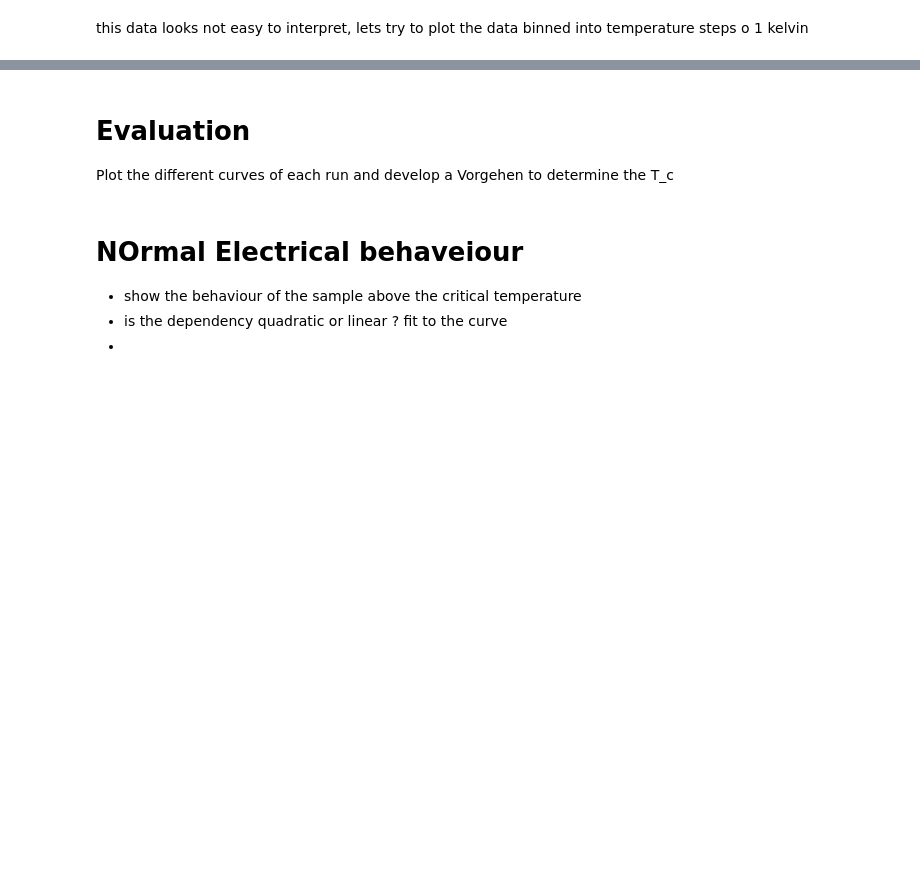
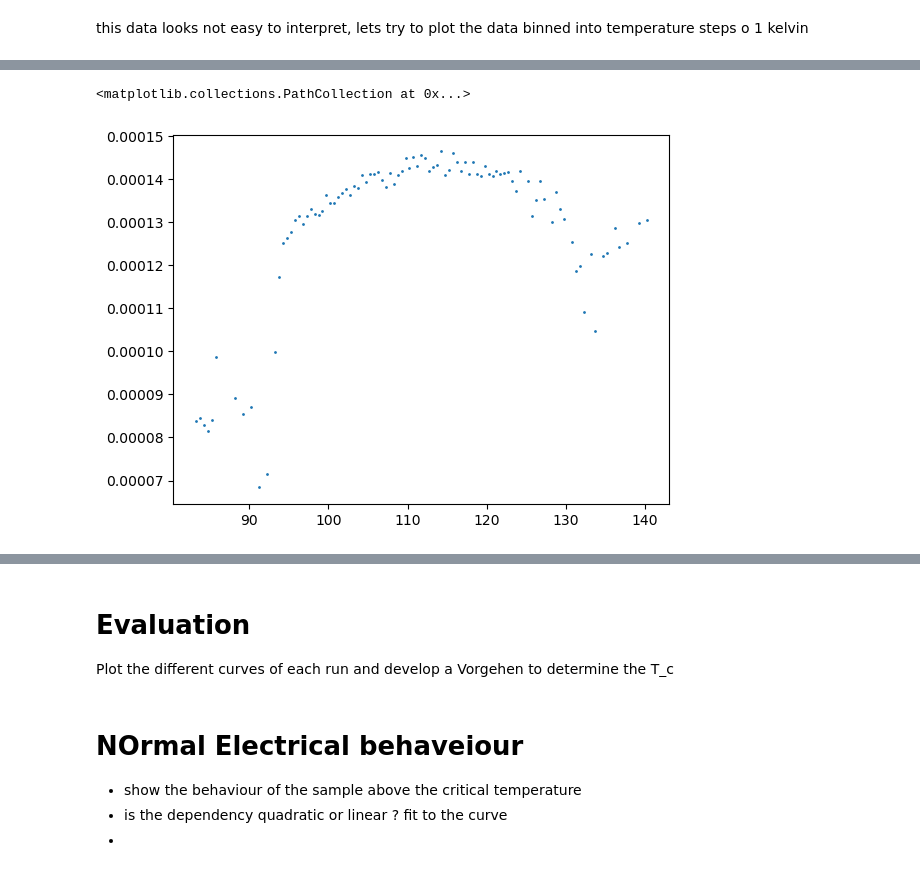
Before and after one commit to JanZur/Solid_state_physics_lab, a Jupyter notebook: solidstates_lab.ipynb, the cells around one changed output, grey strips where cells are left out. Drawn from its saved outputs; the diff is of its cells as text; code cells hidden in the pictures; blank space fills up the shorter version.

```diff
--- a/solidstates_lab.ipynb
+++ b/solidstates_lab.ipynb
@@ -113,0 +147,19 @@ this data looks not easy to interpret, lets try to plot the data binned into tem
+# %%
+#bin the cooling data into small bins for the temperature and then show how they look
+
+
+bin_edges = np.arange(np.floor(average_cooling_temperature.min()), np.ceil(average_cooling_temperature.max()) + 1, 0.5)
+
+# Compute the average voltage for each degree of temperature
+binned_statistic = scipy.stats.binned_statistic(average_cooling_temperature, cooling_data[:,2], statistic='mean',
+                                                bins=bin_edges)
+
+# Extract the bin centers and the average voltages
+bin_centers = 0.5 * (bin_edges[1:] + bin_edges[:-1])
+average_voltages = binned_statistic.statistic
+#plot the mean of each bin against the temperature
+
+plt.scatter(bin_centers, average_voltages, s = 1)
+# %% [output]
+<matplotlib.collections.PathCollection at 0x...>
+[figure, added]
```
Also changed, not shown: parts of 9 cells of this notebook.
